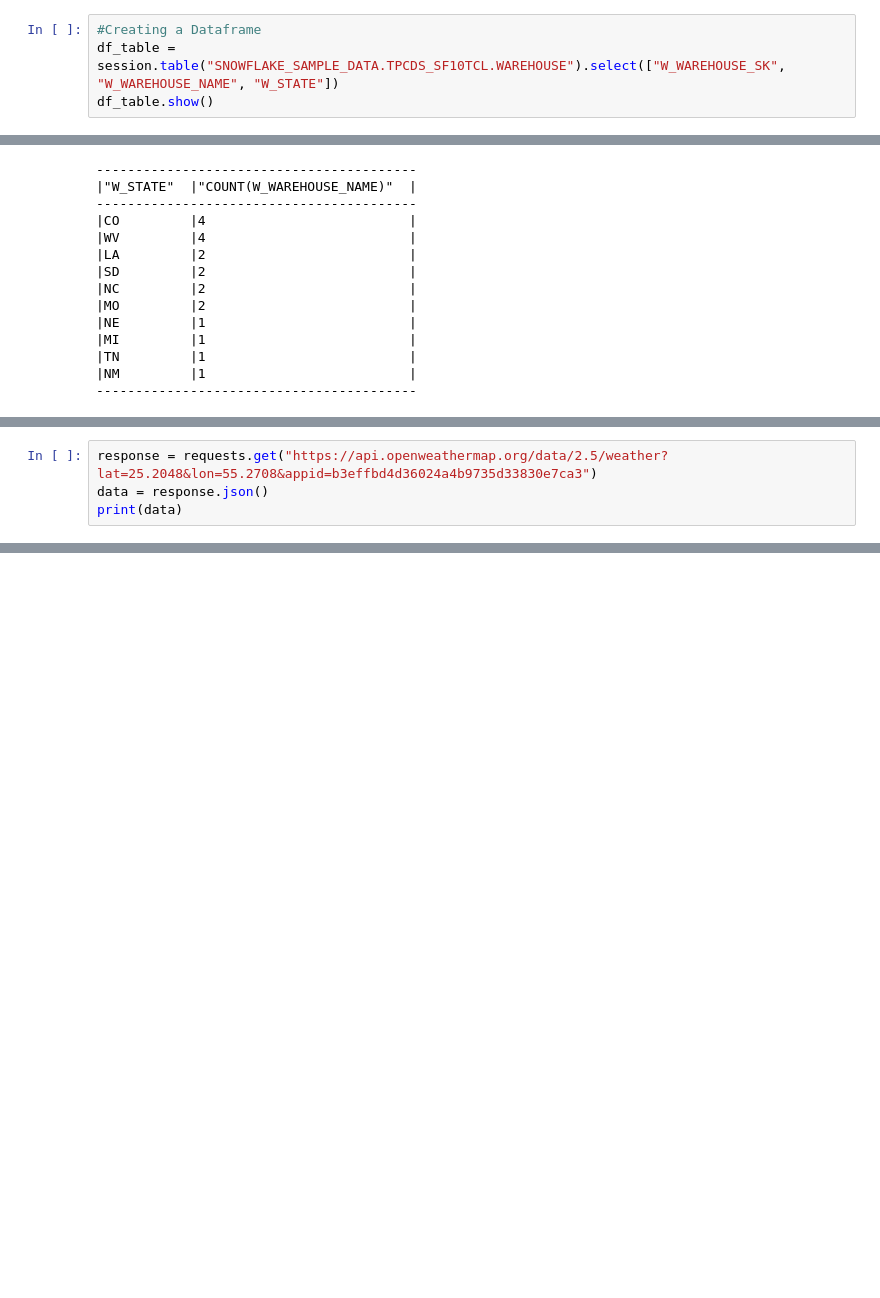
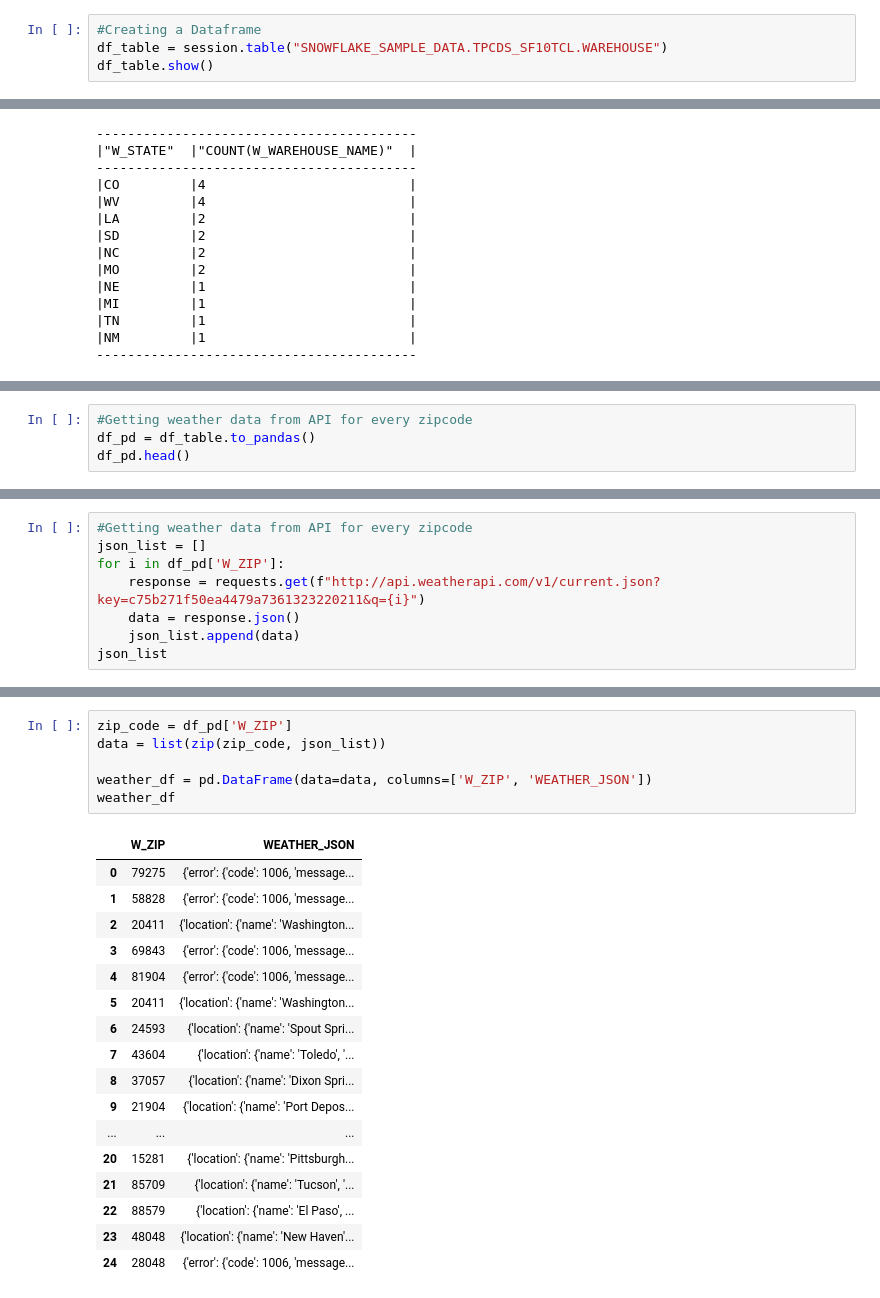
Before and after one commit to goks-98/snowpark, a Jupyter notebook: snowpark_analysis.ipynb, the cells around one changed output, grey strips where cells are left out. Cells and saved outputs as stored; diff of their text form; blank space fills up the shorter version.

```diff
--- a/snowpark_analysis.ipynb
+++ b/snowpark_analysis.ipynb
@@ -16,6 +18,6 @@ connection_parameters = {
 session = Session.builder.configs(connection_parameters).create()
 # %%
 #Creating a Dataframe
-df_table = session.table("SNOWFLAKE_SAMPLE_DATA.TPCDS_SF10TCL.WAREHOUSE").select(["W_WAREHOUSE_SK", "W_WAREHOUSE_NAME", "W_STATE"])
+df_table = session.table("SNOWFLAKE_SAMPLE_DATA.TPCDS_SF10TCL.WAREHOUSE")
 df_table.show()
 # %% [output]
@@ -78,4 +67,0 @@ df_join.show()
-# %%
-response = requests.get("https://api.openweathermap.org/data/2.5/weather?lat=25.2048&lon=55.2708&appid=b3effbd4d36024a4b9735d33830e7ca3")
-data = response.json()
-print(data)
@@ -90,0 +68,4 @@ weather_df
+# %%
+#Getting weather data from API for every zipcode
+df_pd = df_table.to_pandas()
+df_pd.head()
@@ -90,0 +79,8 @@ weather_df
+# %%
+#Getting weather data from API for every zipcode
+json_list = []
+for i in df_pd['W_ZIP']:
+    response = requests.get(f"http://api.weatherapi.com/v1/current.json?key=c75b271f50ea4479a7361323220211&q={i}")
+    data = response.json()
+    json_list.append(data)
+json_list
@@ -90,0 +105,24 @@ weather_df
+# %%
+zip_code = df_pd['W_ZIP']
+data = list(zip(zip_code, json_list))
+
+weather_df = pd.DataFrame(data=data, columns=['W_ZIP', 'WEATHER_JSON'])
+weather_df
+# %% [output]
+|  | W_ZIP | WEATHER_JSON |
+| 0 | 79275 | {'error': {'code': 1006, 'message... |
+| 1 | 58828 | {'error': {'code': 1006, 'message... |
+| 2 | 20411 | {'location': {'name': 'Washington... |
+| 3 | 69843 | {'error': {'code': 1006, 'message... |
+| 4 | 81904 | {'error': {'code': 1006, 'message... |
+| 5 | 20411 | {'location': {'name': 'Washington... |
+| 6 | 24593 | {'location': {'name': 'Spout Spri... |
+| 7 | 43604 | {'location': {'name': 'Toledo', '... |
+| 8 | 37057 | {'location': {'name': 'Dixon Spri... |
+| 9 | 21904 | {'location': {'name': 'Port Depos... |
+| ... | ... | ... |
+| 20 | 15281 | {'location': {'name': 'Pittsburgh... |
+| 21 | 85709 | {'location': {'name': 'Tucson', '... |
+| 22 | 88579 | {'location': {'name': 'El Paso', ... |
+| 23 | 48048 | {'location': {'name': 'New Haven'... |
+| 24 | 28048 | {'error': {'code': 1006, 'message... |
```
Also changed, not shown: parts of 11 cells of this notebook, 2 other files.
